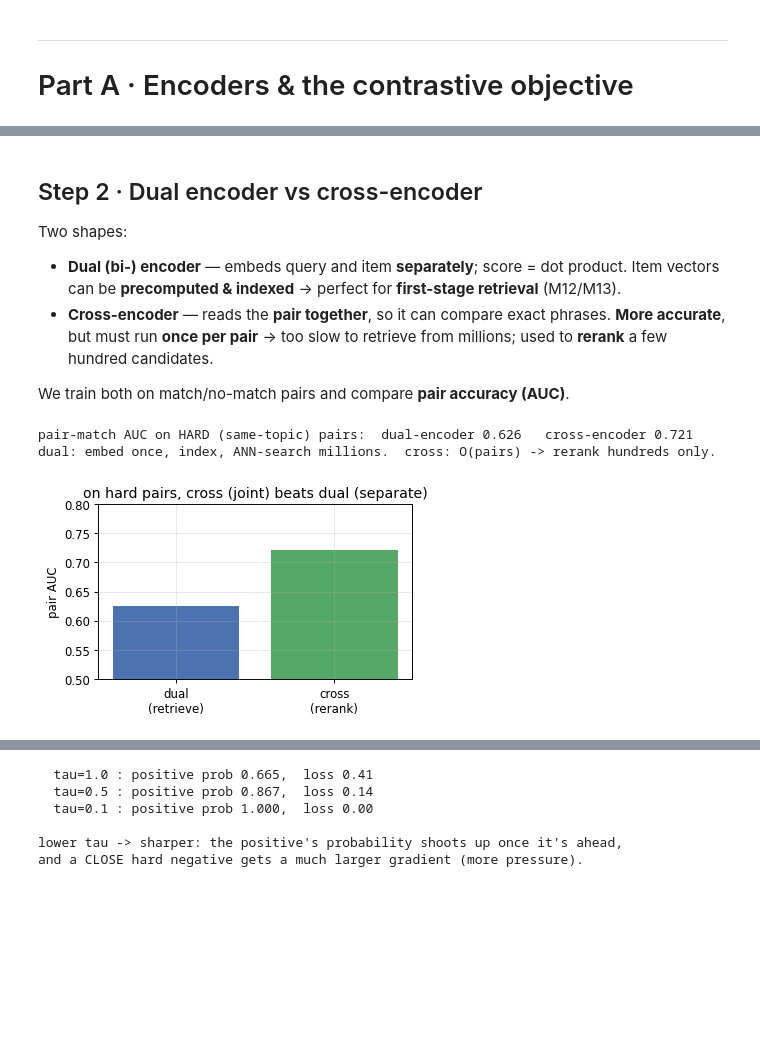
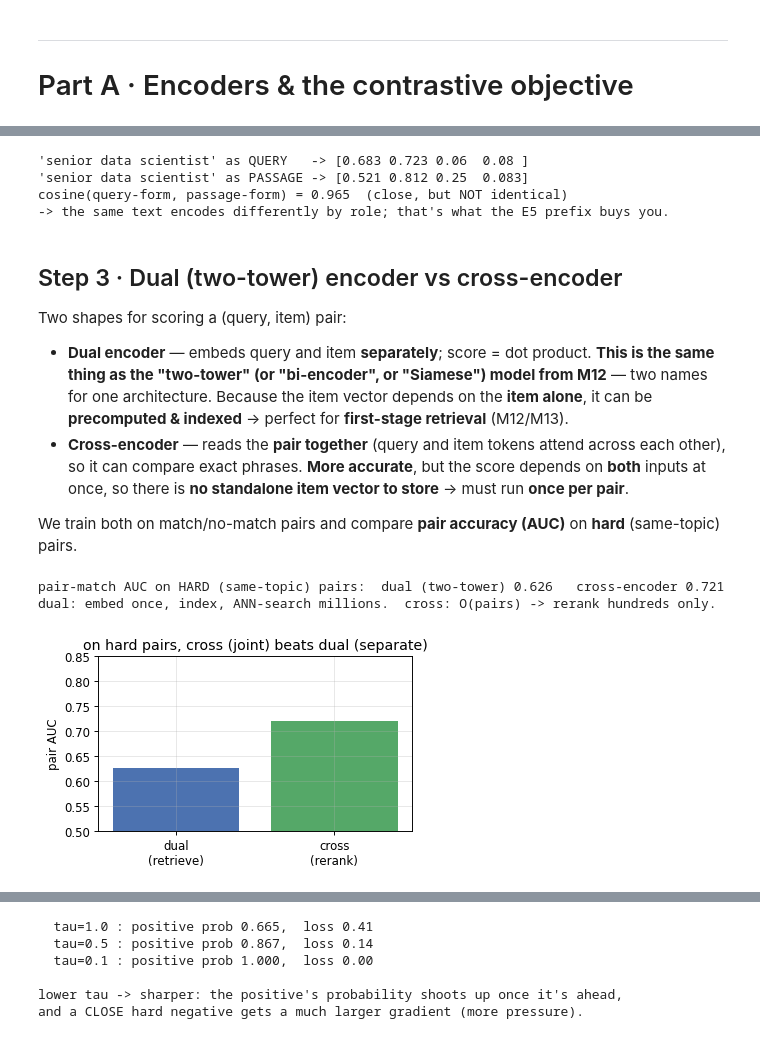
Before and after one commit to niamleeson/ml-math, a Jupyter notebook: afp/notebooks/M14-encoders-contrastive.ipynb, the cells around one changed output, grey strips where cells are left out. Cells and saved outputs as stored; diff of their text form; code cells hidden in the pictures; blank space fills up the shorter version.

```diff
--- a/afp/notebooks/M14-encoders-contrastive.ipynb
+++ b/afp/notebooks/M14-encoders-contrastive.ipynb
@@ -52,47 +130,70 @@ data ready: 6000 train pairs, 1500 test pairs, 100 topics
+# %%
+# simulate role prefixes: a tiny additive "query:" vs "passage:" bias vector
+qpref = np.array([0.10, 0.00, -0.05, 0.00])
+ppref = np.array([-0.05, 0.05, 0.10, 0.00])
+def encode_with_role(text, role):
+    base = np.array([vocab[t] for t in text.lower().split() if t in vocab]).mean(0)
+    base = base + (qpref if role == "query" else ppref)          # role prefix shifts the vector
+    return base / np.linalg.norm(base)
+same = "senior data scientist"
+as_q = encode_with_role(same, "query"); as_p = encode_with_role(same, "passage")
+print(f"'{same}' as QUERY   -> {as_q.round(3)}")
+print(f"'{same}' as PASSAGE -> {as_p.round(3)}")
+print(f"cosine(query-form, passage-form) = {as_q@as_p:.3f}  (close, but NOT identical)")
+print("-> the same text encodes differently by role; that's what the E5 prefix buys you.")
+# %% [output]
+'senior data scientist' as QUERY   -> [0.683 0.723 0.06  0.08 ]
+'senior data scientist' as PASSAGE -> [0.521 0.812 0.25  0.083]
+cosine(query-form, passage-form) = 0.965  (close, but NOT identical)
+-> the same text encodes differently by role; that's what the E5 prefix buys you.
 # %% [markdown]
-## Step 2 · Dual encoder vs cross-encoder
+## Step 3 · Dual (two-tower) encoder vs cross-encoder
 
-Two shapes:
-- **Dual (bi-) encoder** — embeds query and item **separately**; score = dot product. Item
-  vectors can be **precomputed & indexed** → perfect for **first-stage retrieval** (M12/M13).
-- **Cross-encoder** — reads the **pair together**, so it can compare exact phrases. **More
-  accurate**, but must run **once per pair** → too slow to retrieve from millions; used to
-  **rerank** a few hundred candidates.
+Two shapes for scoring a (query, item) pair:
 
-We train both on match/no-match pairs and compare **pair accuracy (AUC)**.
+- **Dual encoder** — embeds query and item **separately**; score = dot product. **This is the
+  same thing as the "two-tower" (or "bi-encoder", or "Siamese") model from M12** — two names for
+  one architecture. Because the item vector depends on the **item alone**, it can be
+  **precomputed & indexed** → perfect for **first-stage retrieval** (M12/M13).
+- **Cross-encoder** — reads the **pair together** (query and item tokens attend across each
+  other), so it can compare exact phrases. **More accurate**, but the score depends on **both**
+  inputs at once, so there is **no standalone item vector to store** → must run **once per pair**.
+
+We train both on match/no-match pairs and compare **pair accuracy (AUC)** on **hard**
+(same-topic) pairs.
 # %%
 def pairs(Qs, Is, tp, seed):
     r = np.random.default_rng(seed); n = len(Qs); neg = np.zeros(n, dtype=int)
     for j in range(n):                                    # HARD negative: a same-topic different item
         cand = np.where(tp == tp[j])[0]; cand = cand[cand != j]
         neg[j] = r.choice(cand) if len(cand) else j
     qi = torch.cat([Qs, Qs]); ii = torch.cat([Is, Is[neg]])
     y  = torch.cat([torch.ones(n), torch.zeros(n)])
     return qi, ii, y
 qtr, itr, ytr = pairs(Q, I, tpq, 1); qte, ite, yte = pairs(Qte, Ite, tpt, 2)
 bce = nn.BCEWithLogitsLoss()
 
-class Tower(nn.Module):                                    # one side of a DUAL encoder
+class Tower(nn.Module):                                    # one side of a DUAL (two-tower) encoder
     def __init__(self): super().__init__(); self.net = nn.Sequential(nn.Linear(D_raw,32), nn.ReLU(), nn.Linear(32,16))
     def forward(self, x): return self.net(x)
 qT, iT = Tower(), Tower(); opt = torch.optim.Adam(list(qT.parameters())+list(iT.parameters()), lr=0.01)
 for _ in range(80):
     opt.zero_grad(); bce((qT(qtr)*iT(itr)).sum(1), ytr).backward(); opt.step()
 dual_auc = roc_auc_score(yte.numpy(), ((qT(qte)*iT(ite)).sum(1)).detach().numpy())
 
 class Cross(nn.Module):                                    # reads the PAIR jointly
     def __init__(self): super().__init__(); self.net = nn.Sequential(nn.Linear(D_raw*3,64), nn.ReLU(), nn.Linear(64,1))
     def forward(self, q, i): return self.net(torch.cat([q, i, q*i], 1)).squeeze(1)
 cx = Cross(); opt = torch.optim.Adam(cx.parameters(), lr=0.005)
 for _ in range(80):
     opt.zero_grad(); bce(cx(qtr, itr), ytr).backward(); opt.step()
 cross_auc = roc_auc_score(yte.numpy(), cx(qte, ite).detach().numpy())
 
-print(f"pair-match AUC on HARD (same-topic) pairs:  dual-encoder {dual_auc:.3f}   cross-encoder {cross_auc:.3f}")
+print(f"pair-match AUC on HARD (same-topic) pairs:  dual (two-tower) {dual_auc:.3f}   cross-encoder {cross_auc:.3f}")
 plt.figure(figsize=(4.6,3)); plt.bar(["dual\n(retrieve)","cross\n(rerank)"], [dual_auc, cross_auc], color=[BLUE, GREEN])
-plt.ylim(0.5,0.8); plt.ylabel("pair AUC"); plt.title("on hard pairs, cross (joint) beats dual (separate)"); plt.show()
+plt.ylim(0.5,0.85); plt.ylabel("pair AUC"); plt.title("on hard pairs, cross (joint) beats dual (separate)"); plt.show()
 print("dual: embed once, index, ANN-search millions.  cross: O(pairs) -> rerank hundreds only.")
 # %% [output]
-pair-match AUC on HARD (same-topic) pairs:  dual-encoder 0.626   cross-encoder 0.721
+pair-match AUC on HARD (same-topic) pairs:  dual (two-tower) 0.626   cross-encoder 0.721
 dual: embed once, index, ANN-search millions.  cross: O(pairs) -> rerank hundreds only.
-[figure, old version]
+[figure, new version]
```
Also changed, not shown: parts of 24 cells of this notebook, 1 other file.
